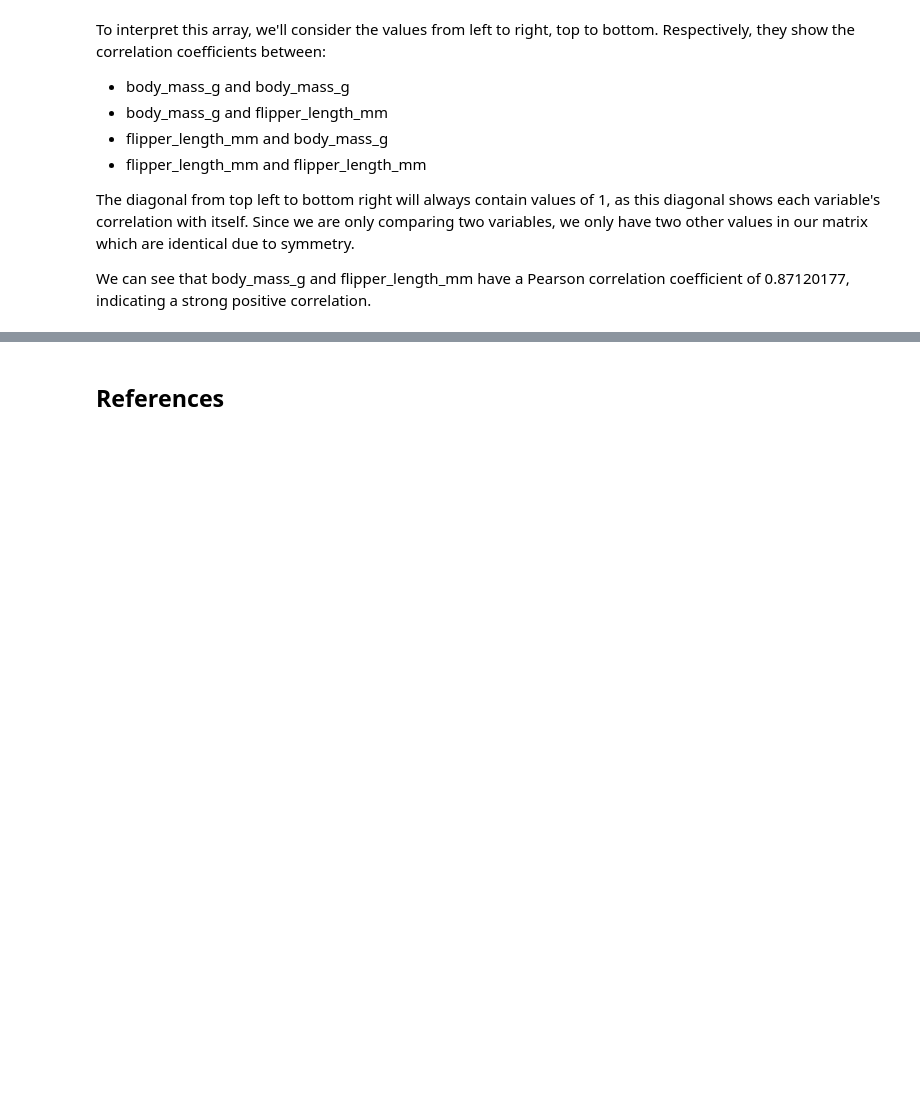
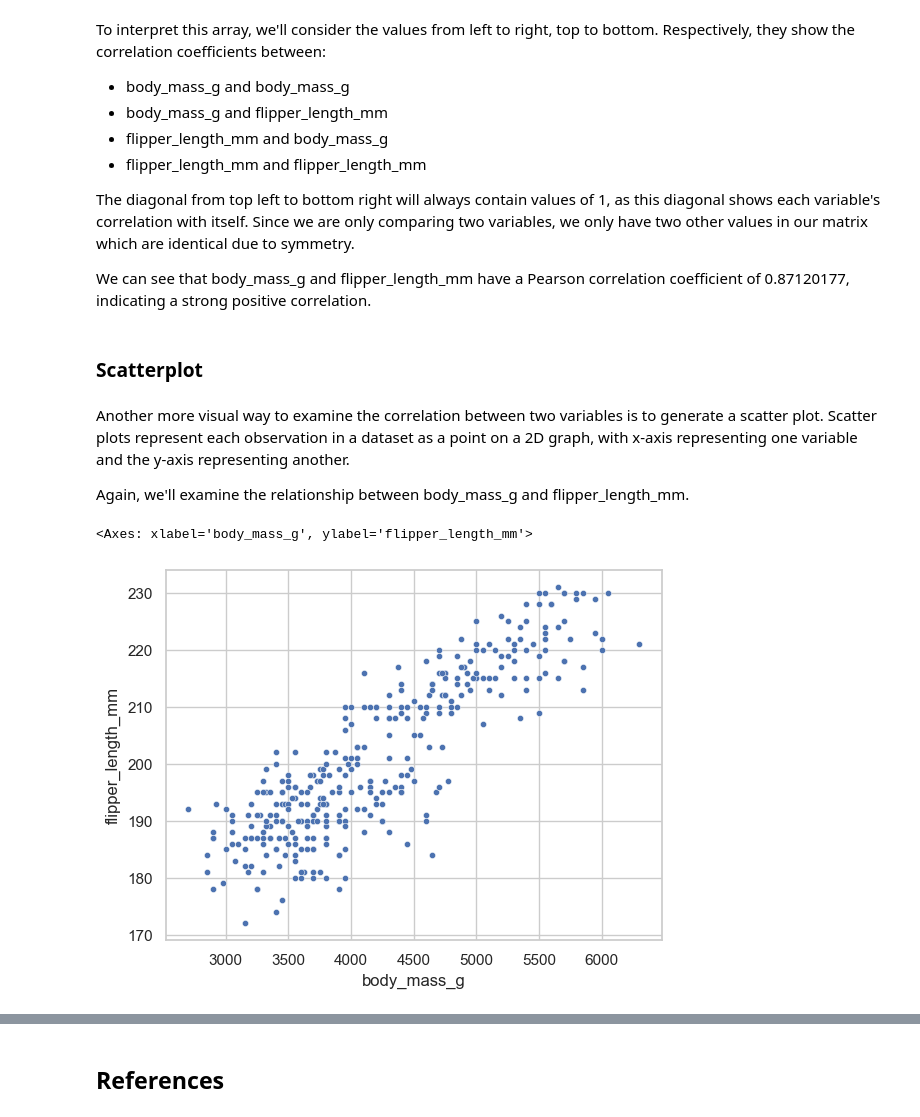
Before and after one commit to ciaranmurphy10/principles-of-da-assessment, a Jupyter notebook: penguins.ipynb, the cells around one changed output, grey strips where cells are left out. Saved outputs shown, nothing was run; the diff lists cells and outputs as text; code cells hidden in the pictures; blank space fills up the shorter version.

Commit message:
Added sections examining the sizes of variables of different types.

```diff
--- a/penguins.ipynb
+++ b/penguins.ipynb
@@ -328,3 +420,18 @@ To interpret this array, we'll consider the values from left to right, top to bo
 The diagonal from top left to bottom right will always contain values of 1, as this diagonal shows each variable's correlation with itself. Since we are only comparing two variables, we only have two other values in our matrix which are identical due to symmetry.
 
 We can see that body_mass_g and flipper_length_mm have a Pearson correlation coefficient of 0.87120177, indicating a strong positive correlation.
+# %% [markdown]
+### Scatterplot
+# %% [markdown]
+Another more visual way to examine the correlation between two variables is to generate a scatter plot. Scatter plots represent each observation in a dataset as a point on a 2D graph, with x-axis representing one variable and the y-axis representing another.
+
+Again, we'll examine the relationship between body_mass_g and flipper_length_mm.
+# %%
+sns.scatterplot(x = "body_mass_g", # Assign body_mass_g to the x-axis.
+                y = "flipper_length_mm", # Assign flipper_length_mm to the y-axis.
+                data = corr_data, # Use our corr_data DataFrame which has missing values removed.
+                s = 20 # Set the point size to 20.
+                )
+# %% [output]
+<Axes: xlabel='body_mass_g', ylabel='flipper_length_mm'>
+[figure, added]
```
Also changed, not shown: parts of 22 cells of this notebook.
